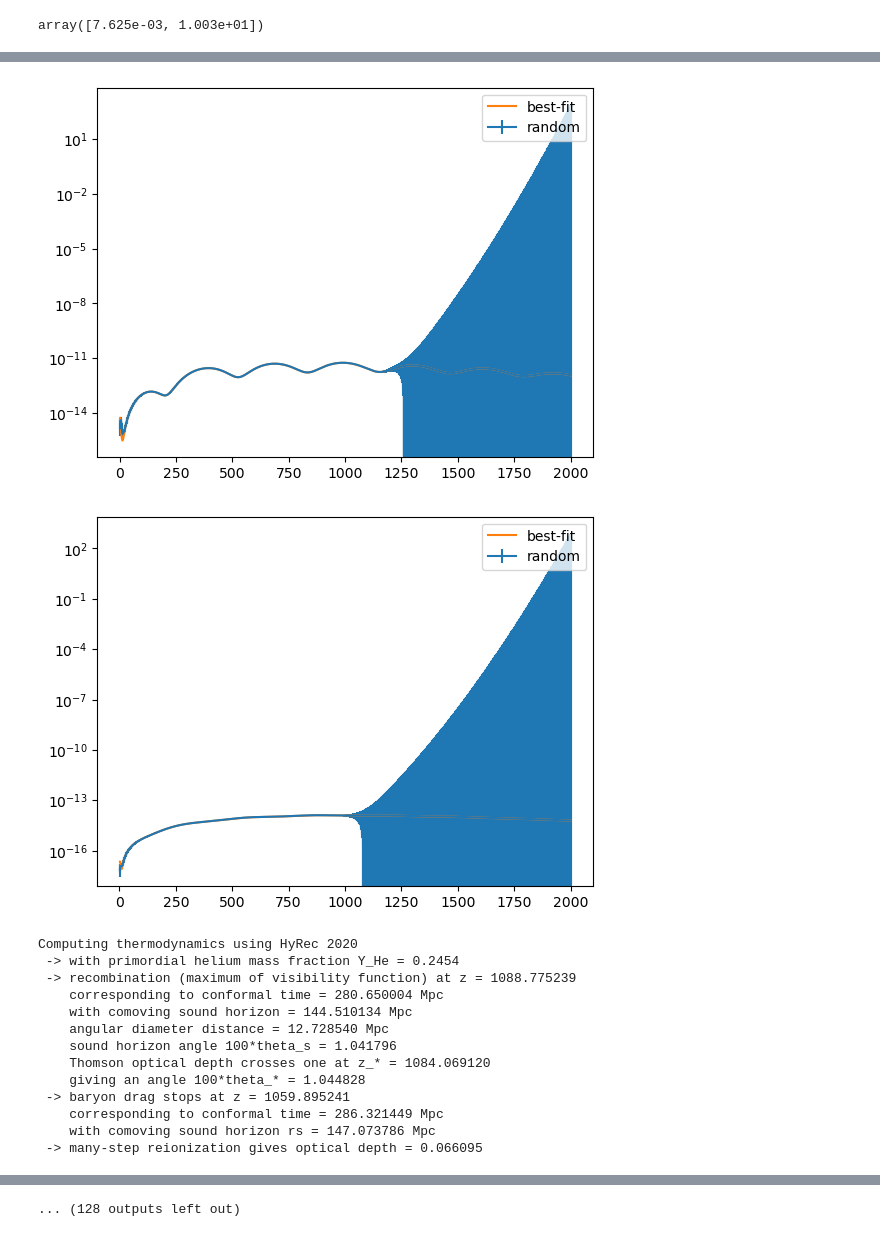
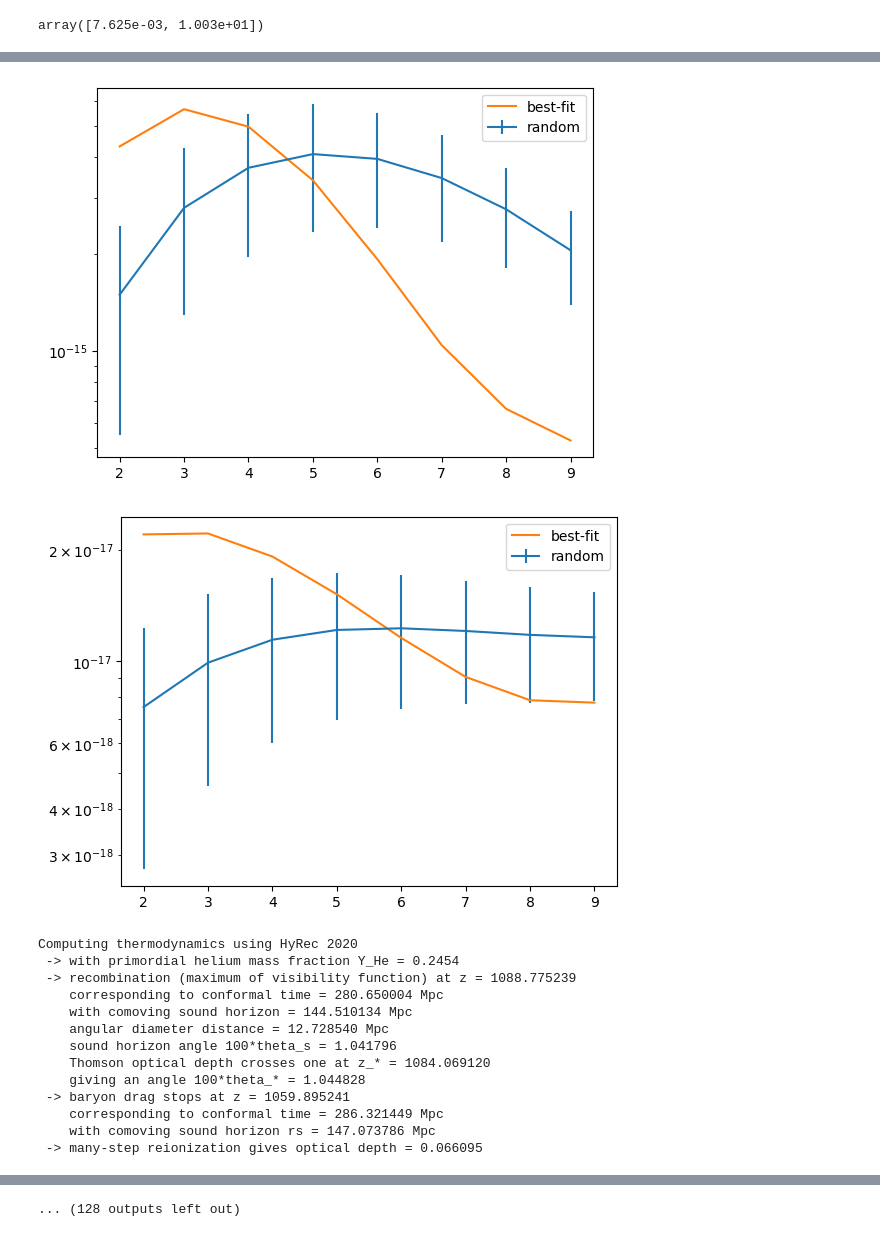
Before and after one commit to HanchunJiang/class_rei, a Jupyter notebook: test.ipynb, the cells around one changed output, grey strips where cells are left out. Saved outputs shown, nothing was run; the diff lists cells and outputs as text; code cells hidden in the pictures.

```diff
--- a/test.ipynb
+++ b/test.ipynb
@@ -63,6 +63,16 @@ best_fit_2002=np.load("/home/hcjiang/class/result_24_02_15/small/2002/best_fit.n
 best_fit_10[1]
 # %% [output]
 array([7.625e-03, 1.003e+01])
+# %%
+def chi2(spectrum,Cl_fid,Cl,ell=10):
+        sum=0
+        for i in range(ell-2):
+            sum+=(2*(i+2)+1)*((Cl_fid[i]+spectrum[i])/(Cl[i]+spectrum[i])+np.log(Cl[i]+spectrum[i])-(2*(i+2)-1)/(2*(i+2)+1)*np.log(Cl_fid[i]+spectrum[i]))
+        return sum
+# %%
+chi2_10=[]
+chi2_10_2002=[]
+chi2_2002=[]
 # %%
 for i in range(len(points)):
     points[i].run()
@@ -76,20 +86,23 @@ for i in range(len(points)):
     os.system("./class fit.ini")
     data2=np.loadtxt("/home/hcjiang/class/output/fit00_cl_lensed.dat")
     plot_ps(data1,data2,10,10,error_E,error_B)
+    chi2_10.append(chi2(spectrum,data1[:,1],data2[:,1])+chi2(spectrum,data1[:,2],data2[:,2]))
     os.system("rm -rf /home/hcjiang/class/output/fit*dat")
 
     #10_2002
     ps.write_ps("fit",["r","z_reio"],best_fit_10_2002[i],verbose=False)
     os.system("./class fit.ini")
     data2=np.loadtxt("/home/hcjiang/class/output/fit00_cl_lensed.dat")
-    plot_ps(data1,data2,2002,10,error_E,error_B)
+    plot_ps(data1,data2,10,10,error_E,error_B)
+    chi2_10_2002.append(chi2(spectrum,data1[:,1],data2[:,1])+chi2(spectrum,data1[:,2],data2[:,2]))
     os.system("rm -rf /home/hcjiang/class/output/fit*dat")
 
     #2002
     ps.write_ps("fit",["r","z_reio"],best_fit_2002[i],verbose=False)
     os.system("./class fit.ini")
     data2=np.loadtxt("/home/hcjiang/class/output/fit00_cl_lensed.dat")
-    plot_ps(data1,data2,2002,2002,error_E,error_B)
+    plot_ps(data1,data2,10,10,error_E,error_B)
+    chi2_2002.append(chi2(spectrum,data1[:,1],data2[:,1])+chi2(spectrum,data1[:,2],data2[:,2]))
     os.system("rm -rf /home/hcjiang/class/output/fit*dat")
 
     os.system("rm -rf /home/hcjiang/class/output/a_check*dat")
@@ -113,6 +126,6 @@ Computing thermodynamics using HyRec 2020
 [figure]
-[figure, old version]
+[figure, new version]
-[figure, old version]
+[figure, new version]
 Computing thermodynamics using HyRec 2020
  -> with primordial helium mass fraction Y_He = 0.2454
  -> recombination (maximum of visibility function) at z = 1088.775239
```
Also changed, not shown: parts of 6 cells of this notebook, 3 other files.
